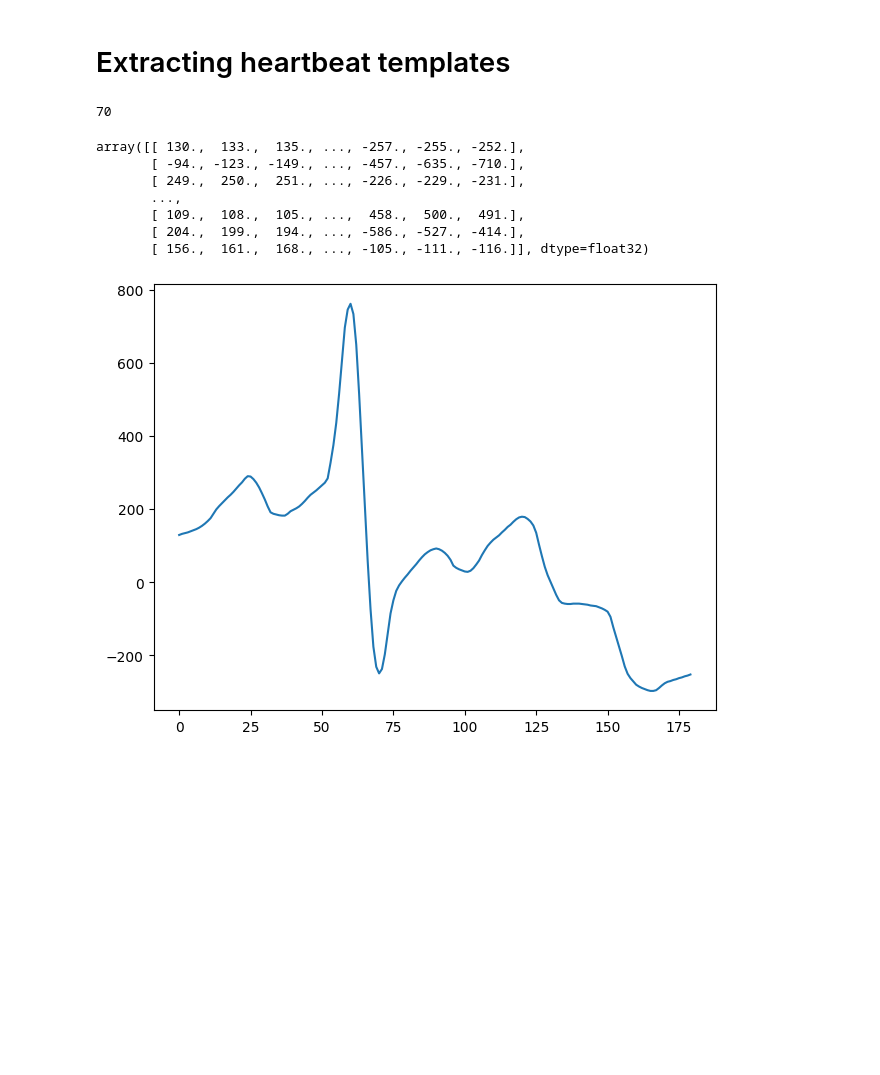
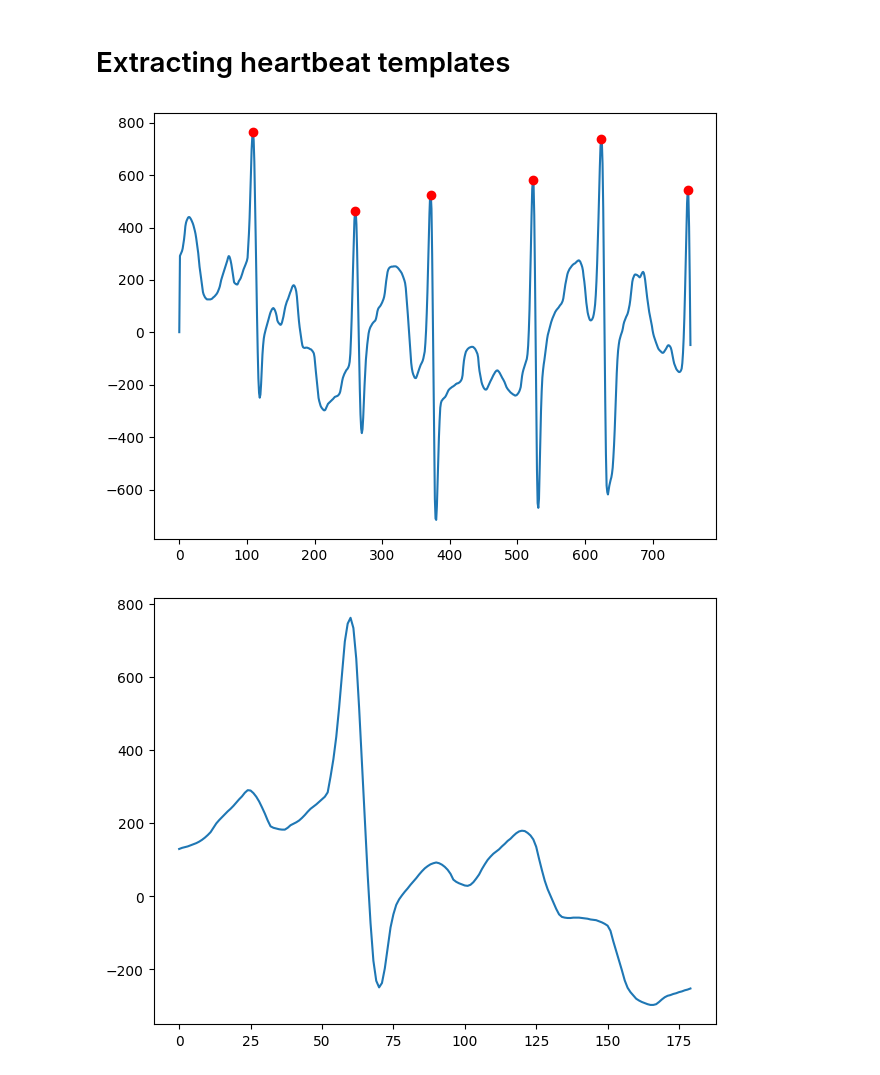
Before and after one commit to JorgeOrtizV/AML_projects, a Jupyter notebook: project2/biosppy_examples.ipynb, the cells around one changed output. Cells and saved outputs as stored; diff of their text form; code cells hidden in the pictures; blank space fills up the shorter version.

Commit message:
Added some plots for visualizing data and ecg library

```diff
--- a/project2/biosppy_examples.ipynb
+++ b/project2/biosppy_examples.ipynb
@@ -50,19 +54,16 @@ sample_data = data.loc[sample_signal_ids[1]].dropna().to_numpy(dtype='float32')
 # %% [markdown]
 # Extracting heartbeat templates
+# %%
+r_peaks = ecg.engzee_segmenter(sample_data, sampling_rate=300)['rpeaks']
+len(r_peaks)
+
+# Plotting first six beats with peaks
+plt.plot(sample_data[0:r_peaks[5]+5,])
+plt.scatter(r_peaks[0:6], sample_data[r_peaks[0:6]], color='red', label="R Peaks", zorder=5)
+plt.tight_layout()
+plt.show()
+# %% [output]
+[figure, added]
 # %%
-r_peaks = ecg.engzee_segmenter(sample_data, sampling_rate=300)['rpeaks']
-len(r_peaks)
+beats = ecg.extract_heartbeats(sample_data, r_peaks, sampling_rate=300)['templates']
-# %% [output]
-70
-# %%
-beats = ecg.extract_heartbeats(sample_data, r_peaks, sampling_rate=300)['templates']
-beats
-# %% [output]
-array([[ 130.,  133.,  135., ..., -257., -255., -252.],
-       [ -94., -123., -149., ..., -457., -635., -710.],
-       [ 249.,  250.,  251., ..., -226., -229., -231.],
-       ...,
-       [ 109.,  108.,  105., ...,  458.,  500.,  491.],
-       [ 204.,  199.,  194., ..., -586., -527., -414.],
-       [ 156.,  161.,  168., ..., -105., -111., -116.]], dtype=float32)
 # %%
```
Also changed, not shown: parts of 3 cells of this notebook.
